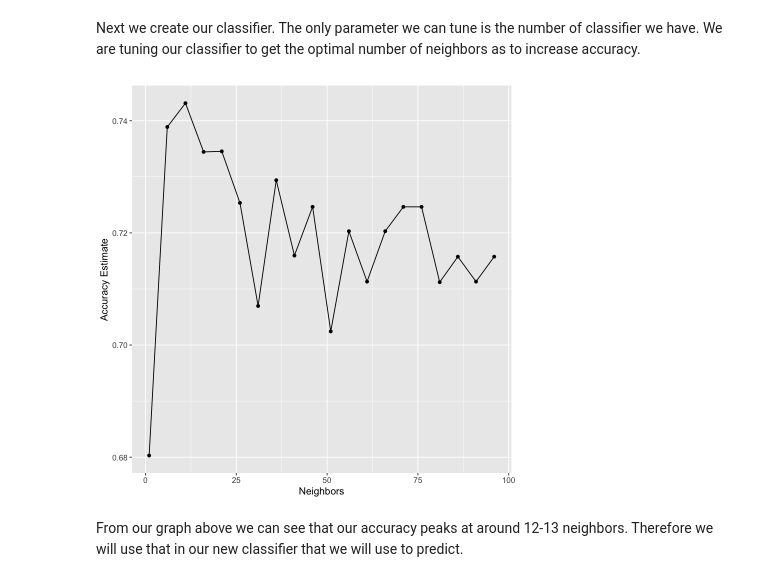
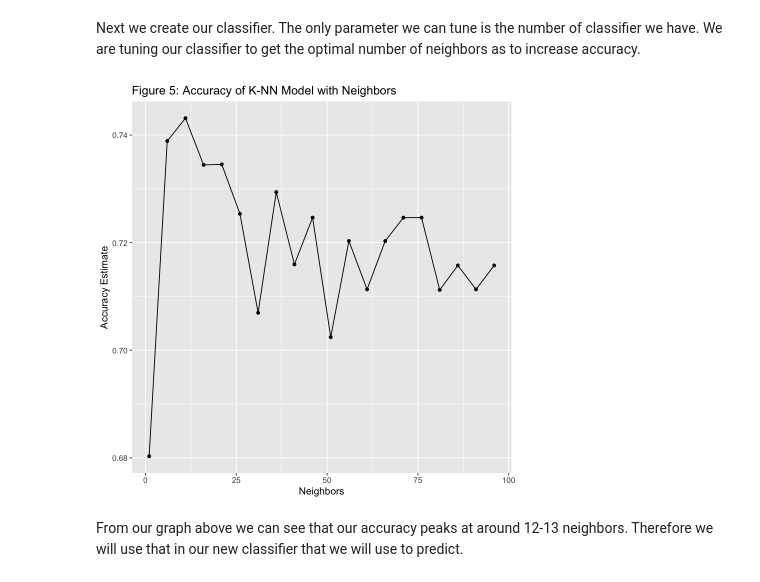
Before and after one commit to DSCI-310/DSCI-310-Group-2, a Jupyter notebook: Predicting_Heart_Disease.ipynb, the cells around one changed output. Drawn from its saved outputs; the diff is of its cells as text; code cells hidden in the pictures.

Commit message:
Added tittle to elbow plot

```diff
--- a/Predicting_Heart_Disease.ipynb
+++ b/Predicting_Heart_Disease.ipynb
@@ -353,15 +353,16 @@ accuracies <- knn_results %>%
 # %%
 set.seed(321)
 
 accuracy_vs_k <- ggplot(accuracies, aes(x = neighbors, y = mean)) +
     geom_point() +
     geom_line() +
     labs(x = "Neighbors", y = "Accuracy Estimate") +
-    theme(text = element_text(size = 12))
+    theme(text = element_text(size = 12)) +
+    ggtitle("Figure 5: Accuracy of K-NN Model with Neighbors")
 
 accuracy_vs_k
 # %% [output]
-[figure, old version]
+[figure, new version]
 # %% [markdown]
 From our graph above we can see that our accuracy peaks at around 12-13 neighbors. Therefore we will use that in our new classifier that we will use to predict.
 # %%
```
